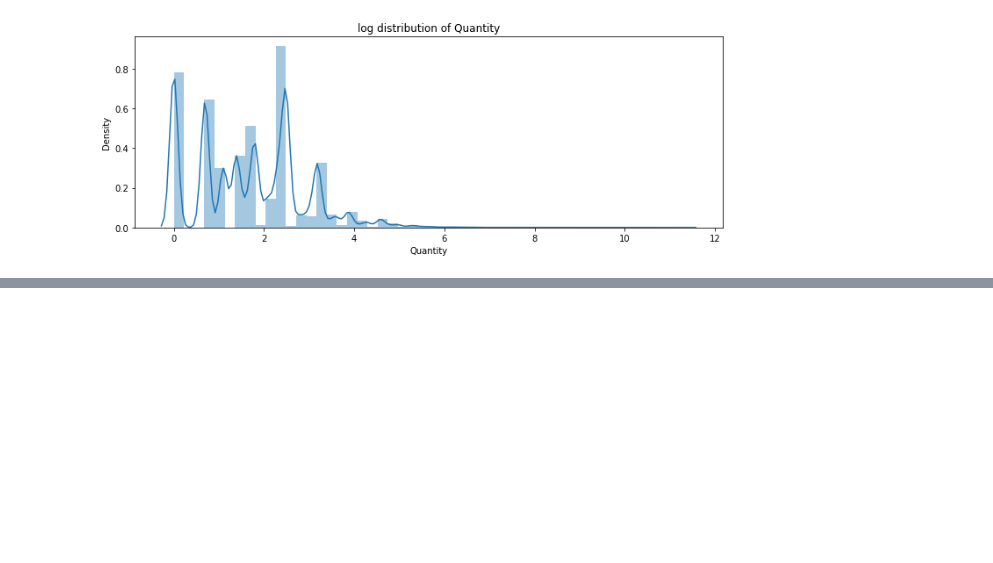
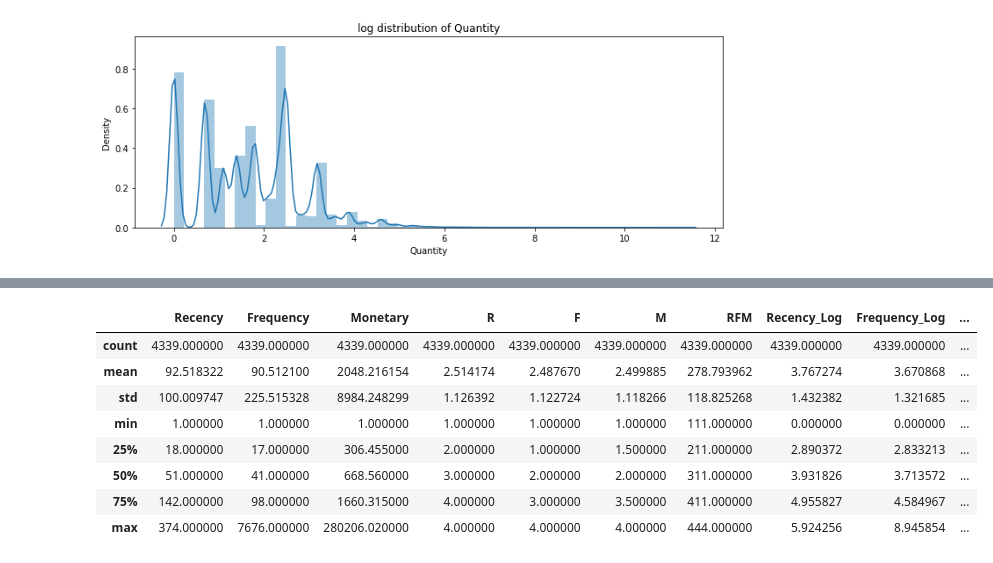
Before and after one commit to Shatakd/Customer-Segmentation-Clustering, a Jupyter notebook: Shatak_Customer_segmentation(Clustering).ipynb, the cells around one changed output, grey strips where cells are left out. Cells and saved outputs as stored; diff of their text form; code cells hidden in the pictures; blank space fills up the shorter version.

```diff
--- a/Shatak_Customer_segmentation(Clustering).ipynb
+++ b/Shatak_Customer_segmentation(Clustering).ipynb
@@ -272,0 +332,13 @@ sns.distplot(np.log(df['Quantity']))
+# %%
+# Checking Descriptive Stats
+rfm.describe()
+# %% [output]
+|  | Recency | Frequency | Monetary | R | F | M | RFM | Recency_Log | Frequency_Log | ... |
+| count | 4339.000000 | 4339.000000 | 4339.000000 | 4339.000000 | 4339.000000 | 4339.000000 | 4339.000000 | 4339.000000 | 4339.000000 | ... |
+| mean | 92.518322 | 90.512100 | 2048.216154 | 2.514174 | 2.487670 | 2.499885 | 278.793962 | 3.767274 | 3.670868 | ... |
+| std | 100.009747 | 225.515328 | 8984.248299 | 1.126392 | 1.122724 | 1.118266 | 118.825268 | 1.432382 | 1.321685 | ... |
+| min | 1.000000 | 1.000000 | 1.000000 | 1.000000 | 1.000000 | 1.000000 | 111.000000 | 0.000000 | 0.000000 | ... |
+| 25% | 18.000000 | 17.000000 | 306.455000 | 2.000000 | 1.000000 | 1.500000 | 211.000000 | 2.890372 | 2.833213 | ... |
+| 50% | 51.000000 | 41.000000 | 668.560000 | 3.000000 | 2.000000 | 2.000000 | 311.000000 | 3.931826 | 3.713572 | ... |
+| 75% | 142.000000 | 98.000000 | 1660.315000 | 4.000000 | 3.000000 | 3.500000 | 411.000000 | 4.955827 | 4.584967 | ... |
+| max | 374.000000 | 7676.000000 | 280206.020000 | 4.000000 | 4.000000 | 4.000000 | 444.000000 | 5.924256 | 8.945854 | ... |
```
Also changed, not shown: parts of 9 cells of this notebook.
